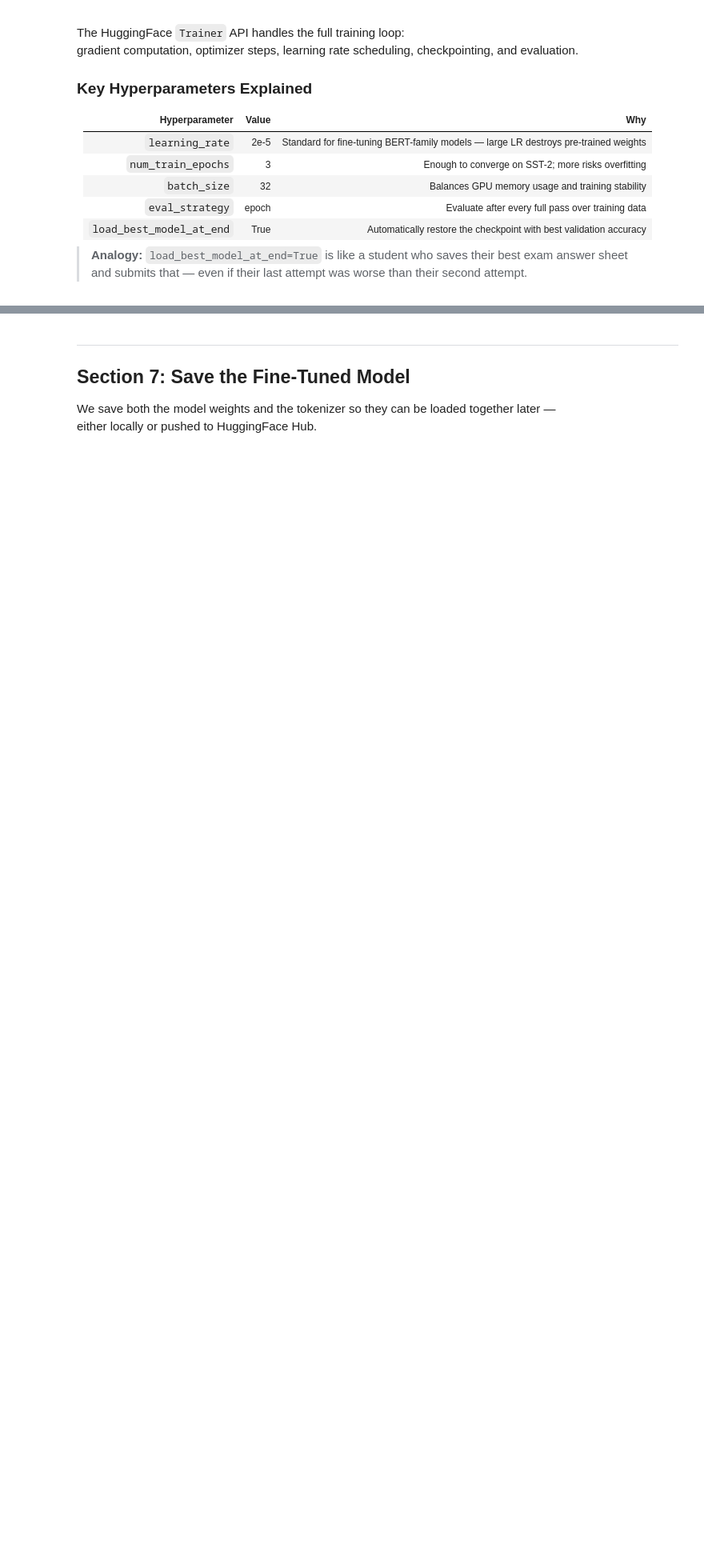
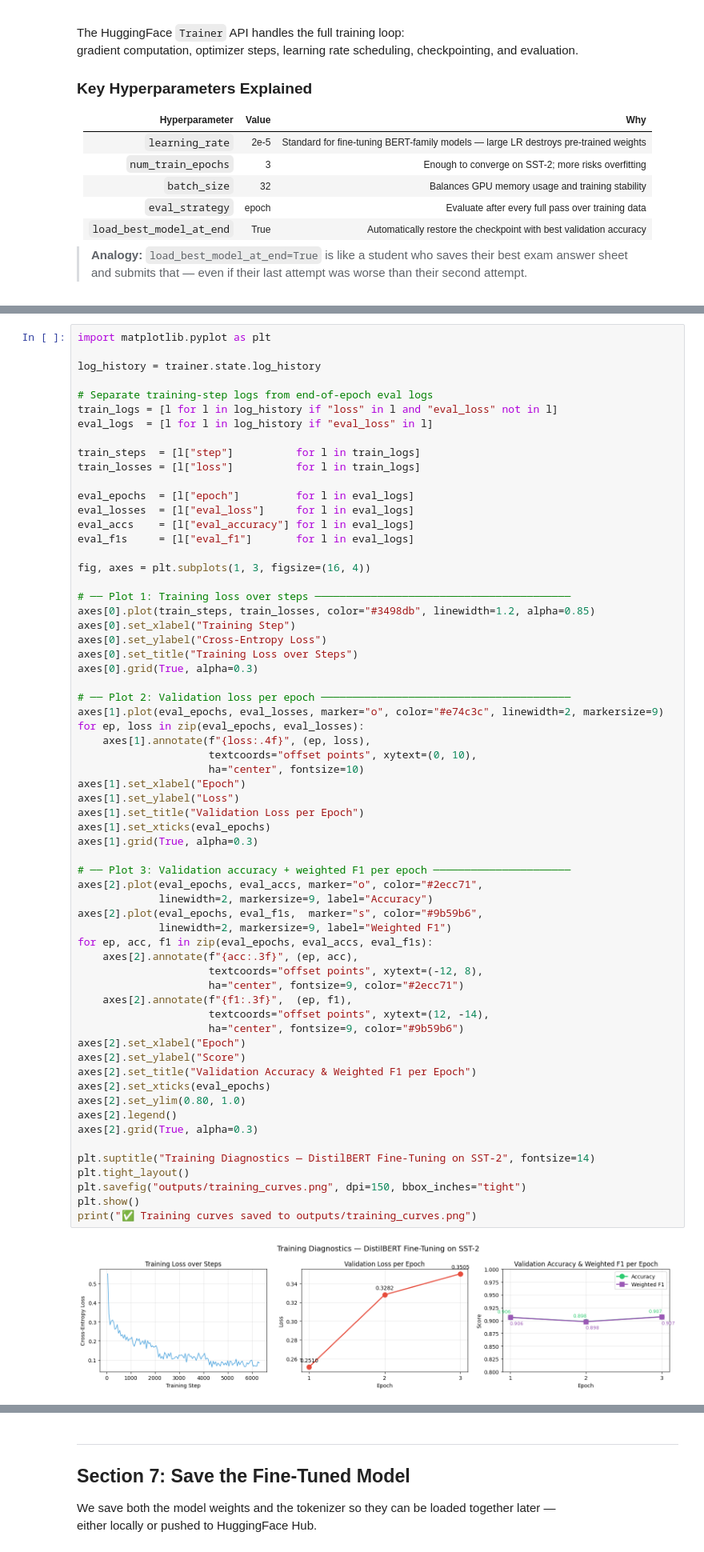
Before and after one commit to Sonal12061/distilbert-sentiment-analysis, a Jupyter notebook: DistilBERT_FineTuning.ipynb, the cells around one changed output, grey strips where cells are left out. Shown at 80% size. Saved outputs shown, nothing was run; the diff lists cells and outputs as text; blank space fills up the shorter version.

```diff
--- a/DistilBERT_FineTuning.ipynb
+++ b/DistilBERT_FineTuning.ipynb
@@ -382,0 +487,65 @@ TrainOutput(global_step=6315, training_loss=0.14105967291743626, metrics={'train
+# %%
+import matplotlib.pyplot as plt
+
+log_history = trainer.state.log_history
+
+# Separate training-step logs from end-of-epoch eval logs
+train_logs = [l for l in log_history if "loss" in l and "eval_loss" not in l]
+eval_logs  = [l for l in log_history if "eval_loss" in l]
+
+train_steps  = [l["step"]          for l in train_logs]
+train_losses = [l["loss"]          for l in train_logs]
+
+eval_epochs  = [l["epoch"]         for l in eval_logs]
+eval_losses  = [l["eval_loss"]     for l in eval_logs]
+eval_accs    = [l["eval_accuracy"] for l in eval_logs]
+eval_f1s     = [l["eval_f1"]       for l in eval_logs]
+
+fig, axes = plt.subplots(1, 3, figsize=(16, 4))
+
+# ── Plot 1: Training loss over steps ─────────────────────────────────────────
+axes[0].plot(train_steps, train_losses, color="#3498db", linewidth=1.2, alpha=0.85)
+axes[0].set_xlabel("Training Step")
+axes[0].set_ylabel("Cross-Entropy Loss")
+axes[0].set_title("Training Loss over Steps")
+axes[0].grid(True, alpha=0.3)
+
+# ── Plot 2: Validation loss per epoch ────────────────────────────────────────
+axes[1].plot(eval_epochs, eval_losses, marker="o", color="#e74c3c", linewidth=2, markersize=9)
+for ep, loss in zip(eval_epochs, eval_losses):
+    axes[1].annotate(f"{loss:.4f}", (ep, loss),
+                     textcoords="offset points", xytext=(0, 10),
+                     ha="center", fontsize=10)
+axes[1].set_xlabel("Epoch")
+axes[1].set_ylabel("Loss")
+axes[1].set_title("Validation Loss per Epoch")
+axes[1].set_xticks(eval_epochs)
+axes[1].grid(True, alpha=0.3)
+
+# ── Plot 3: Validation accuracy + weighted F1 per epoch ──────────────────────
+axes[2].plot(eval_epochs, eval_accs, marker="o", color="#2ecc71",
+             linewidth=2, markersize=9, label="Accuracy")
+axes[2].plot(eval_epochs, eval_f1s,  marker="s", color="#9b59b6",
+             linewidth=2, markersize=9, label="Weighted F1")
+for ep, acc, f1 in zip(eval_epochs, eval_accs, eval_f1s):
+    axes[2].annotate(f"{acc:.3f}", (ep, acc),
+                     textcoords="offset points", xytext=(-12, 8),
+                     ha="center", fontsize=9, color="#2ecc71")
+    axes[2].annotate(f"{f1:.3f}",  (ep, f1),
+                     textcoords="offset points", xytext=(12, -14),
+                     ha="center", fontsize=9, color="#9b59b6")
+axes[2].set_xlabel("Epoch")
+axes[2].set_ylabel("Score")
+axes[2].set_title("Validation Accuracy & Weighted F1 per Epoch")
+axes[2].set_xticks(eval_epochs)
+axes[2].set_ylim(0.80, 1.0)
+axes[2].legend()
+axes[2].grid(True, alpha=0.3)
+
+plt.suptitle("Training Diagnostics — DistilBERT Fine-Tuning on SST-2", fontsize=14)
+plt.tight_layout()
+plt.savefig("outputs/training_curves.png", dpi=150, bbox_inches="tight")
+plt.show()
+print("✅ Training curves saved to outputs/training_curves.png")
+# %% [output]
+[figure, added]
```
Also changed, not shown: parts of 15 cells of this notebook, 1 other file.
